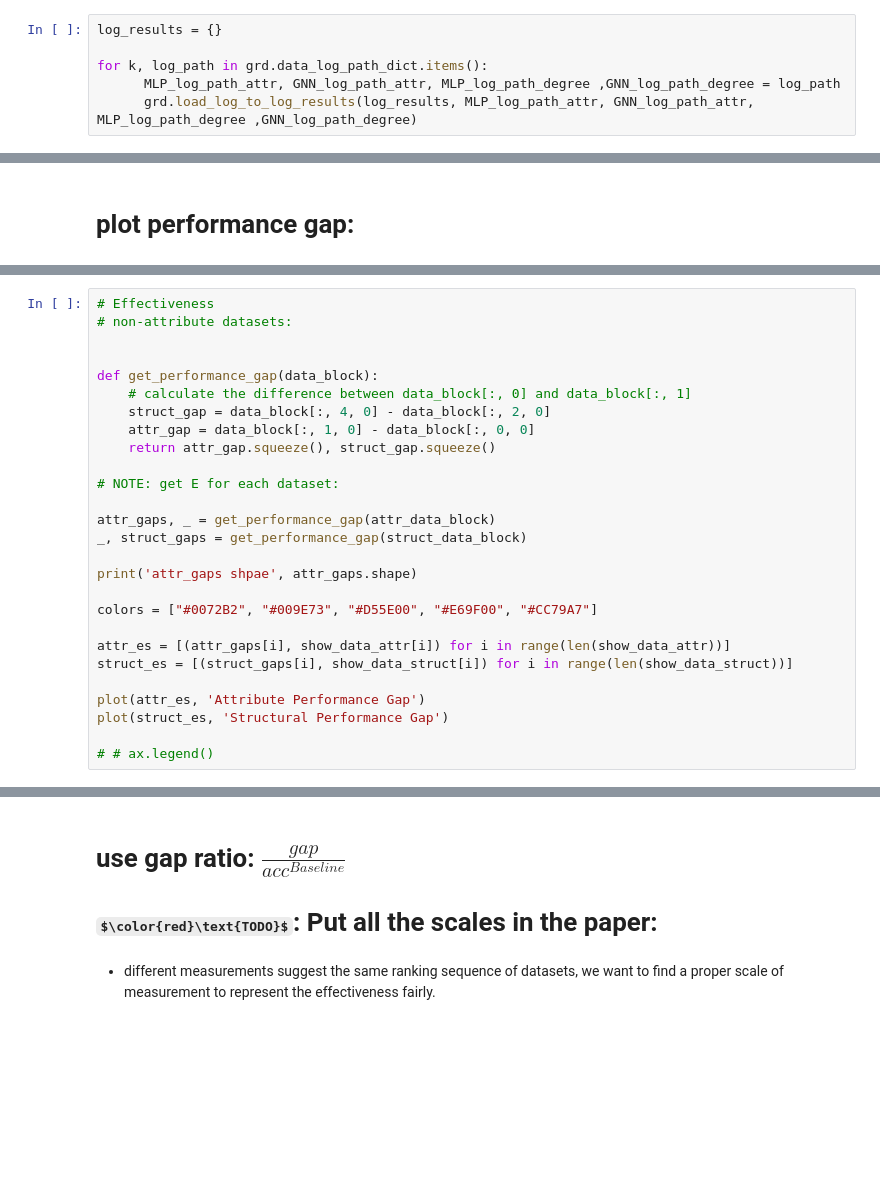
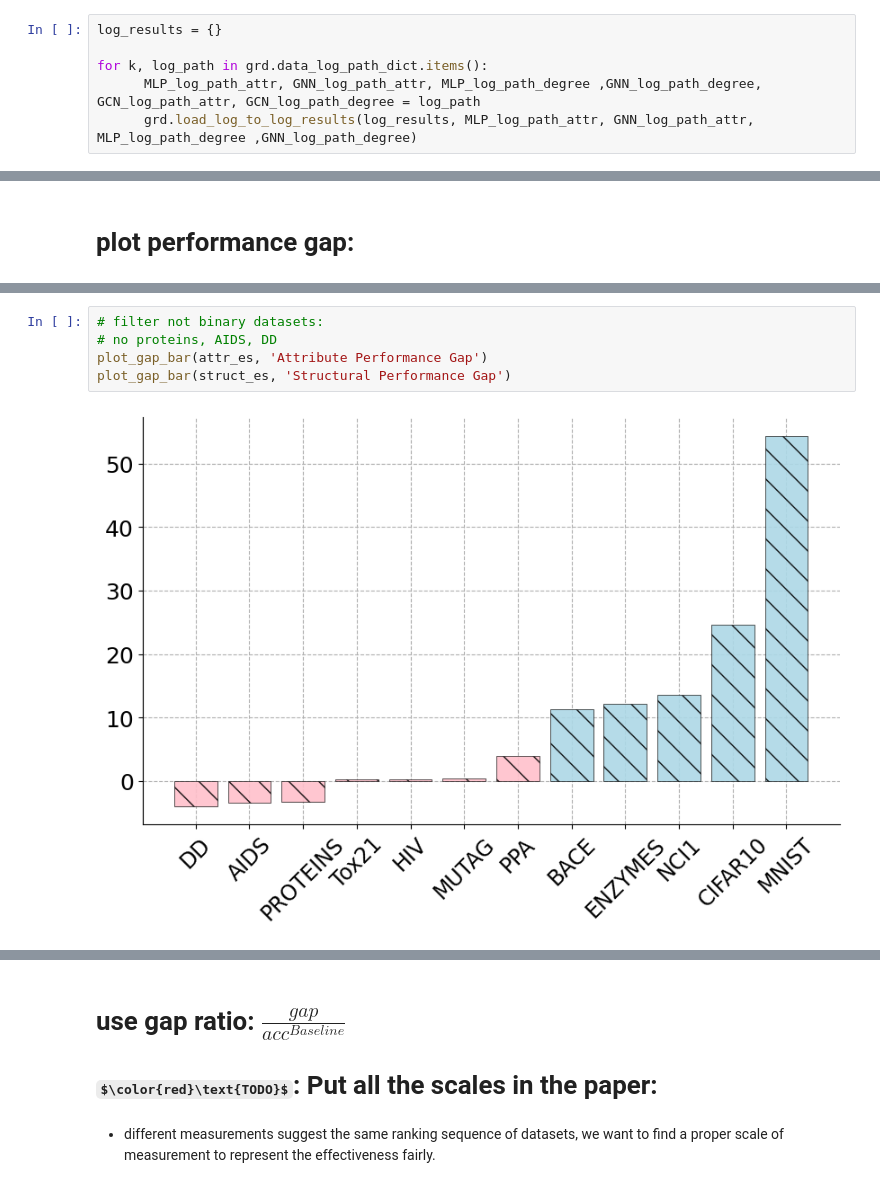
Before and after one commit to ICLab4DL/GNNBenchEffectiveness, a Jupyter notebook: plot_performance_gaps.ipynb, the cells around one changed output, grey strips where cells are left out. Drawn from its saved outputs; the diff is of its cells as text; some formulas as TeX source; blank space fills up the shorter version.

Commit message:
add middle scale datasets

```diff
--- a/plot_performance_gaps.ipynb
+++ b/plot_performance_gaps.ipynb
@@ -113,7 +113,7 @@ dict_keys(['REDDIT-BINARY', 'REDDIT-MULTI-5K', 'COLLAB', 'IMDB-BINARY', 'IMDB-MU
 log_results = {}
 
 for k, log_path in grd.data_log_path_dict.items():
-      MLP_log_path_attr, GNN_log_path_attr, MLP_log_path_degree ,GNN_log_path_degree = log_path
+      MLP_log_path_attr, GNN_log_path_attr, MLP_log_path_degree ,GNN_log_path_degree, GCN_log_path_attr, GCN_log_path_degree = log_path
       grd.load_log_to_log_results(log_results, MLP_log_path_attr, GNN_log_path_attr, MLP_log_path_degree ,GNN_log_path_degree)
 # %% [output]
 data name: MUTAG
@@ -440,27 +498,0 @@ attr_gaps shpae (12, 4)
-# %%
-# Effectiveness
-# non-attribute datasets:
-
-
-def get_performance_gap(data_block):
-    # calculate the difference between data_block[:, 0] and data_block[:, 1]
-    struct_gap = data_block[:, 4, 0] - data_block[:, 2, 0]
-    attr_gap = data_block[:, 1, 0] - data_block[:, 0, 0]
-    return attr_gap.squeeze(), struct_gap.squeeze()
-
-# NOTE: get E for each dataset:
-
-attr_gaps, _ = get_performance_gap(attr_data_block)
-_, struct_gaps = get_performance_gap(struct_data_block)
-
-print('attr_gaps shpae', attr_gaps.shape)
-
-colors = ["#0072B2", "#009E73", "#D55E00", "#E69F00", "#CC79A7"]
-
-attr_es = [(attr_gaps[i], show_data_attr[i]) for i in range(len(show_data_attr))]
-struct_es = [(struct_gaps[i], show_data_struct[i]) for i in range(len(show_data_struct))]
-
-plot(attr_es, 'Attribute Performance Gap')
-plot(struct_es, 'Structural Performance Gap')
-
-# # ax.legend()
@@ -470,0 +499,7 @@ attr_gaps shpae (12,)
+# %%
+# filter not binary datasets:
+# no proteins, AIDS, DD
+plot_gap_bar(attr_es, 'Attribute Performance Gap')
+plot_gap_bar(struct_es, 'Structural Performance Gap')
+# %% [output]
+[figure, added]
```
Also changed, not shown: parts of 13 cells of this notebook, 9 other files.
